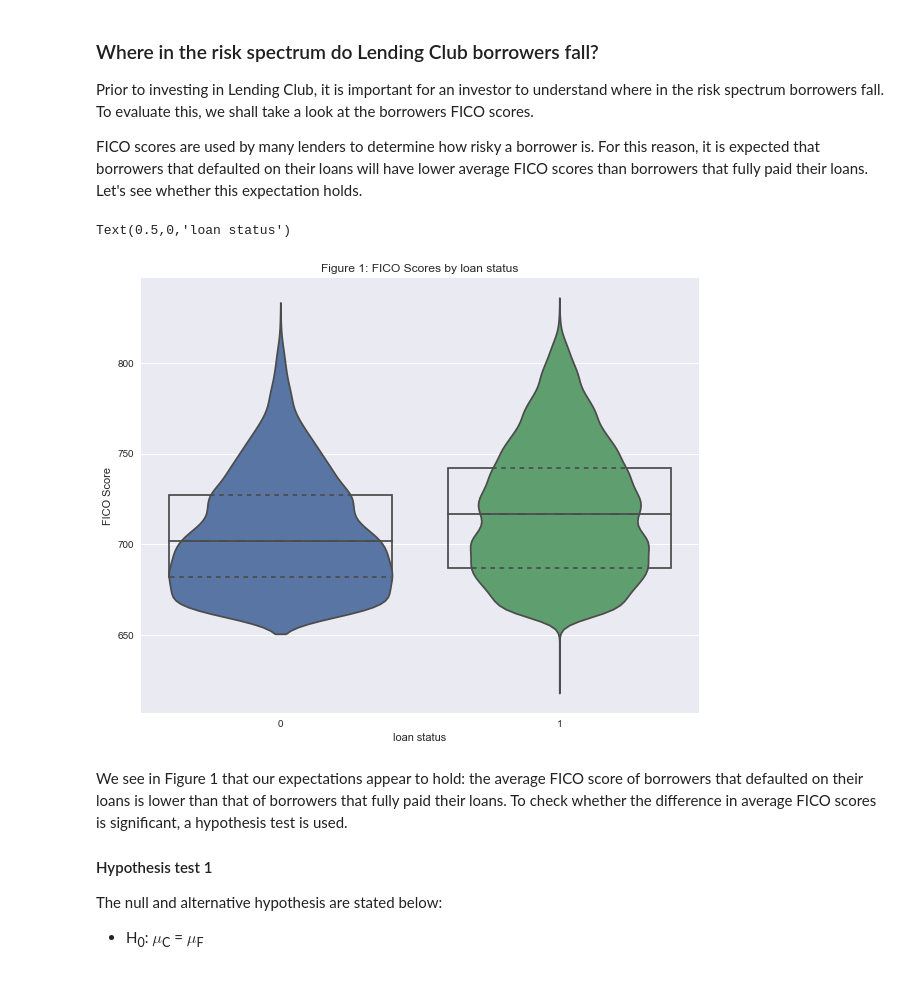
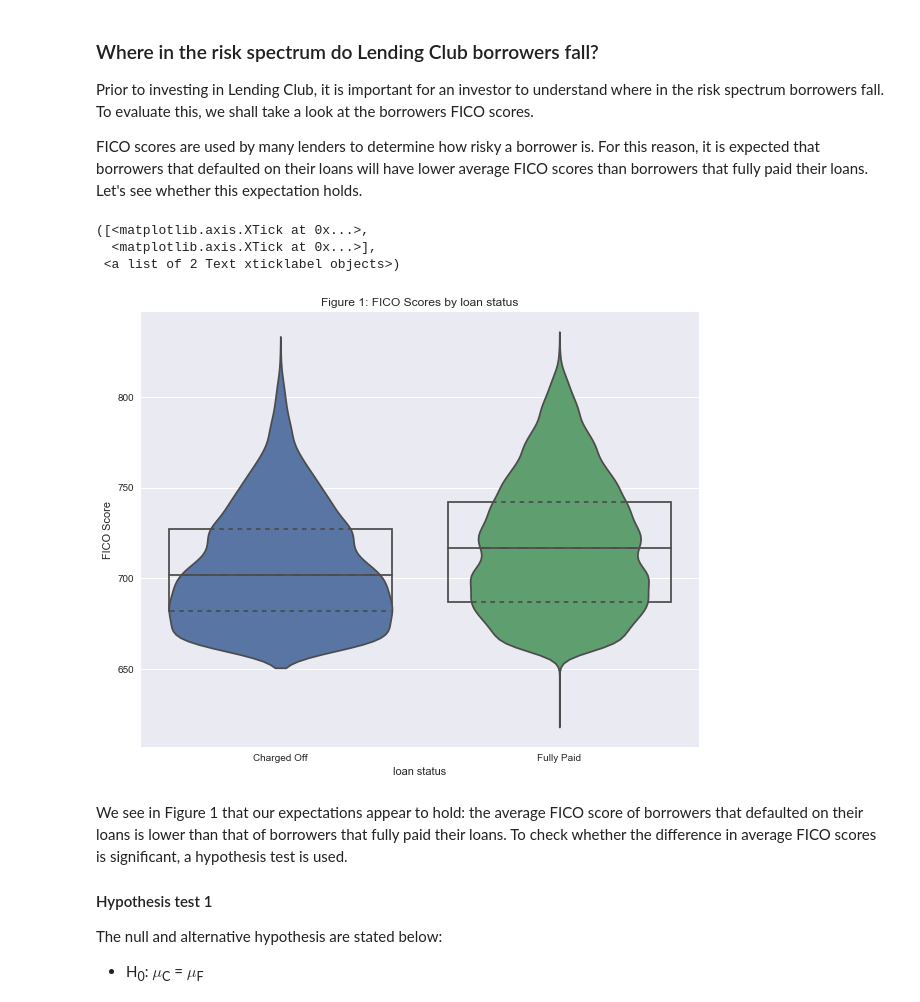
Before and after one commit to paulb17/Springboard, a Jupyter notebook: Capstone Project 1/Data_Exploration.ipynb, the cells around one changed output. Saved outputs shown, nothing was run; the diff lists cells and outputs as text; code cells hidden in the pictures.

```diff
--- a/Capstone Project 1/Data_Exploration.ipynb
+++ b/Capstone Project 1/Data_Exploration.ipynb
@@ -84,21 +84,24 @@ FICO scores are used by many lenders to determine how risky a borrower is. For t
 # %%
 # filtering fully paid borrowers and charged off borrowers
 fully_paid = loan_data[loan_data['loan_status'] == 1]
 charged_off = loan_data[loan_data['loan_status'] == 0]
 
-# creating box-plot and swarm plot
+# creating box-plot and violin plot
 plt.figure(figsize = (10,8))
 sns.violinplot(x="loan_status", y='fico_average', data = loan_data, inner = 'quartile')
 sns.boxplot(x="loan_status", y='fico_average', data = loan_data,
         showcaps=False, boxprops={'facecolor':'None'},
         showfliers=False,whiskerprops={'linewidth':0})
 
 plt.title('Figure 1: FICO Scores by loan status')
 plt.ylabel("FICO Score")
 plt.xlabel('loan status')
+plt.xticks([0, 1], ['Charged Off', "Fully Paid"])
 # %% [output]
-Text(0.5,0,'loan status')
+([<matplotlib.axis.XTick at 0x...>,
+  <matplotlib.axis.XTick at 0x...>],
+ <a list of 2 Text xticklabel objects>)
-[figure, old version]
+[figure, new version]
 # %% [markdown]
 We see in Figure 1 that our expectations appear to hold: the average FICO score of borrowers that defaulted on their loans is lower than that of borrowers that fully paid their loans. To check whether the difference in average FICO scores is significant, a hypothesis test is used.
 
```
Also changed, not shown: parts of 3 cells of this notebook, 1 other file.
